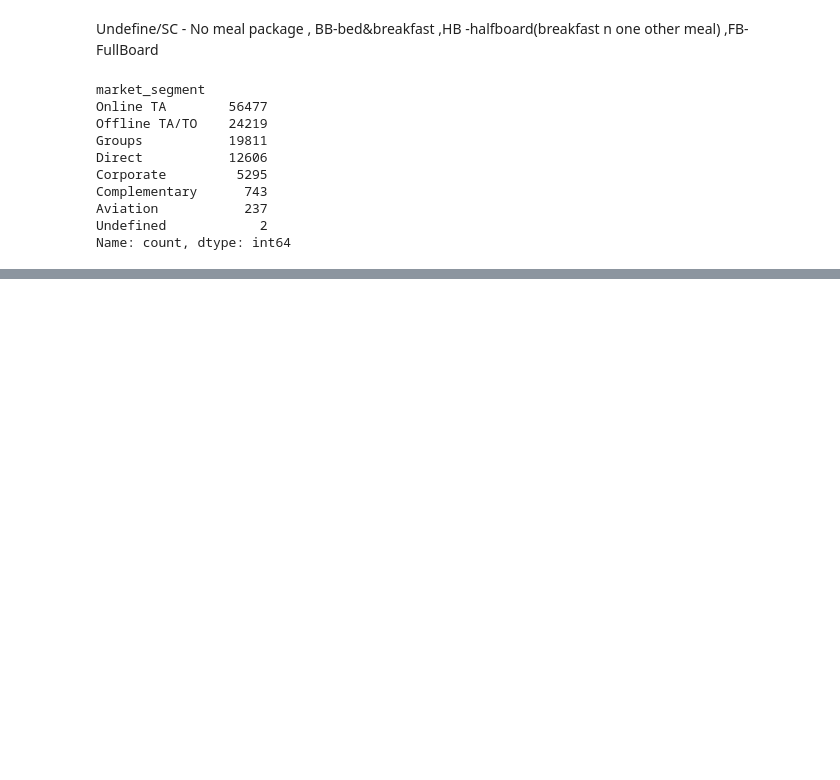
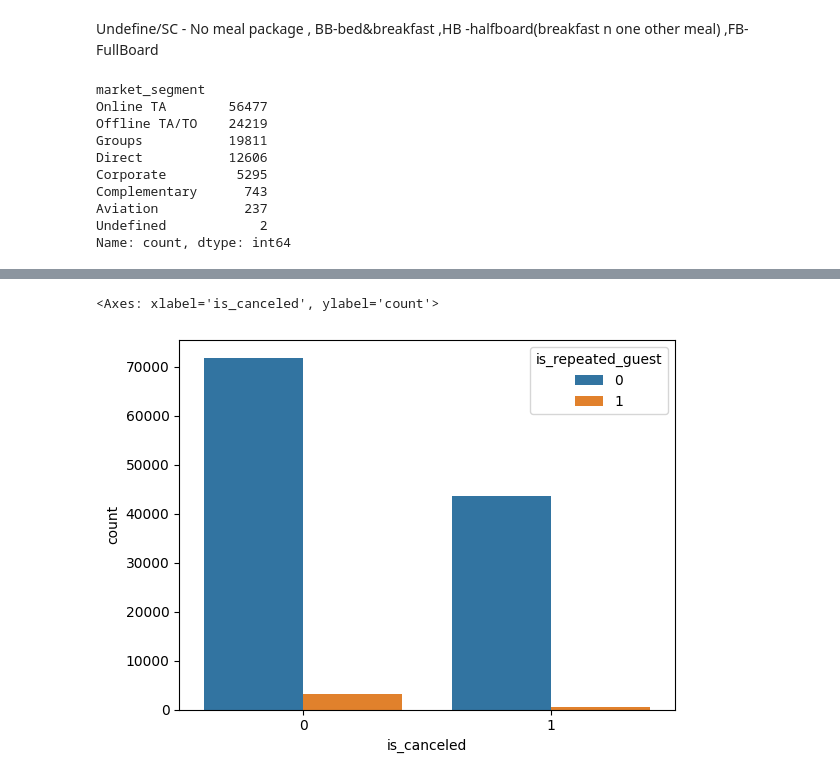
Before and after one commit to Ritika-K7/Hotel-Booking-Analysis-Project, a Jupyter notebook: EDA_Hotel_Booking.ipynb, the cells around one changed output, grey strips where cells are left out. Saved outputs shown, nothing was run; the diff lists cells and outputs as text; code cells hidden in the pictures; blank space fills up the shorter version.

```diff
--- a/EDA_Hotel_Booking.ipynb
+++ b/EDA_Hotel_Booking.ipynb
@@ -102,0 +146,5 @@ Name: count, dtype: int64
+# %%
+sns.countplot(data=df,x='is_canceled',hue='is_repeated_guest')
+# %% [output]
+<Axes: xlabel='is_canceled', ylabel='count'>
+[figure, added]
```
Also changed, not shown: parts of 27 cells of this notebook.
